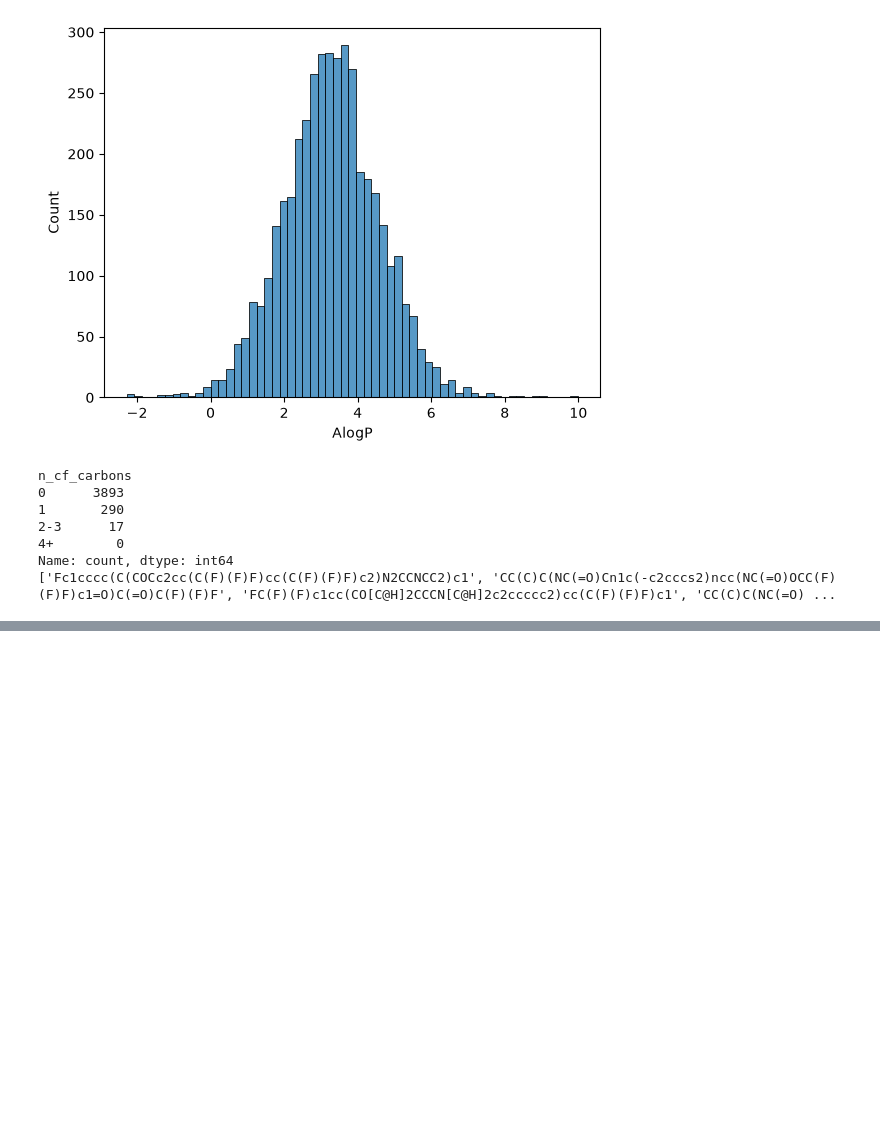
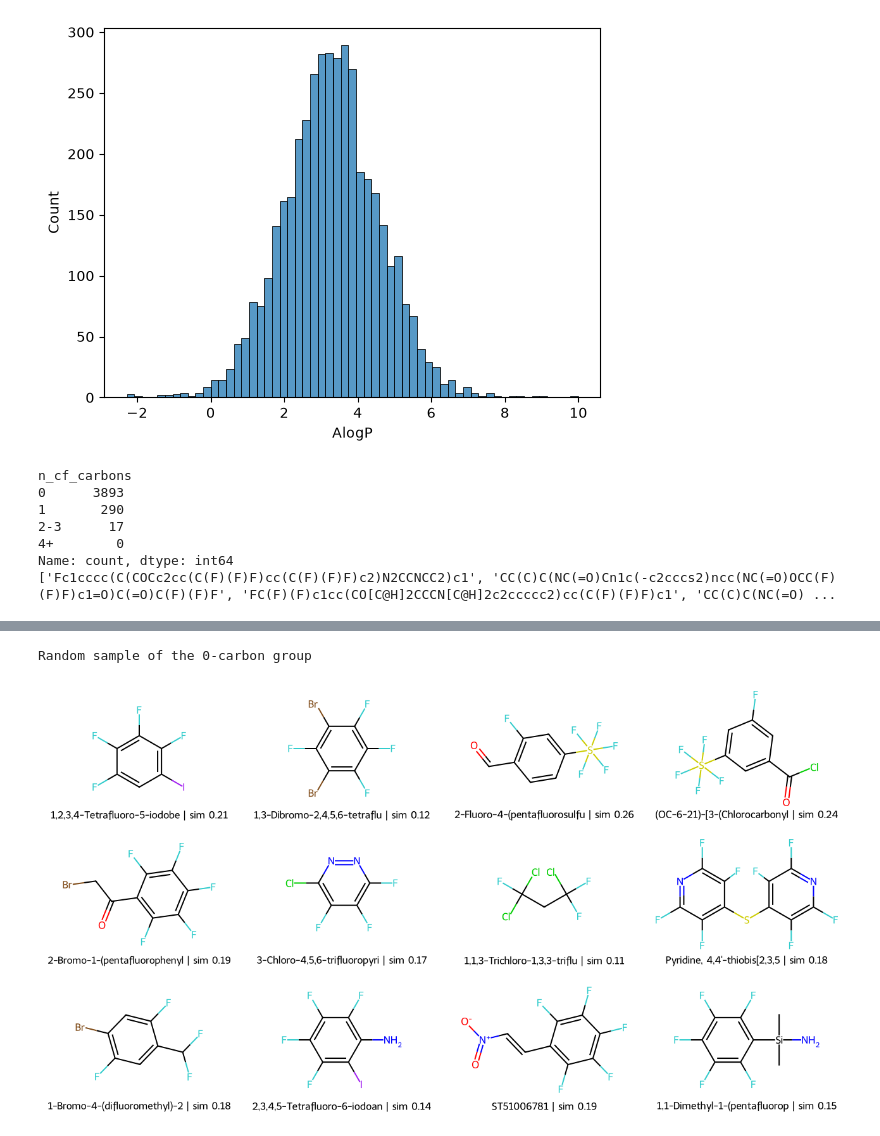
Before and after one commit to isasunde/qsar-applicability-domain-pfas, a Jupyter notebook: notebooks/data_exploration.ipynb, the cells around one changed output, grey strips where cells are left out. Saved outputs shown, nothing was run; the diff lists cells and outputs as text; code cells hidden in the pictures; blank space fills up the shorter version.

Commit message:
Update of README and data exploration to include applicability analysis

```diff
--- a/notebooks/data_exploration.ipynb
+++ b/notebooks/data_exploration.ipynb
@@ -135,0 +185,32 @@ Name: count, dtype: int64
+# %%
+# Explore the 0-carbon group for common structural motifs that might be relevant to QSAR applicability domain
+def has(m, smarts):
+    return m.HasSubstructMatch(Chem.MolFromSmarts(smarts))
+
+def f_on_aromatic_only(m):
+    f = [a for a in m.GetAtoms() if a.GetAtomicNum() == 9]
+    return bool(f) and all(n.GetIsAromatic() for a in f for n in a.GetNeighbors())
+
+flag_defs = {
+    "no_F": lambda m: not any(a.GetAtomicNum() == 9 for a in m.GetAtoms()),
+    "aryl_F_only": f_on_aromatic_only,
+    "H_on_fluorinated_C (CHF2, CH2F, CHF)": lambda m: has(m, "[CX4;!H0]F"),
+    "CF2/CF3 with Cl/Br/I on same C": lambda m: has(m, "[CX4;H0](F)(F)[Cl,Br,I]"),
+    "fluoroalkene (C(F)=C)": lambda m: has(m, "[C;X3;!a]F"),
+    "F on heteroatom (S-F, P-F, N-F, ...)": lambda m: has(m, "[!#6;!#9]F"),
+}
+
+z = d[d["zero_cf"]].copy()
+for name, fn in flag_defs.items():
+    z[name] = z["mol"].map(fn)
+
+flags = list(flag_defs)
+print((z[flags].sum()).to_frame("n").assign(frac=lambda t: (t["n"] / len(z)).round(3)))
+
+z["primary"] = np.select([z[f] for f in flags], flags, default="other / unclassified")
+summary = (z.groupby("primary")
+             .agg(n=("max_sim", "size"), median_max_sim=("max_sim", "median"),
+                  median_heavy_atoms=("heavy_atoms", "median"),
+                  frac_in_ad=("in_ad", "mean"))
+             .sort_values("n", ascending=False).round(3))
+print(summary)
@@ -135,0 +234,12 @@ Name: count, dtype: int64
+# %%
+def show(sub, title, n=12, seed=0):
+    sub = sub.sample(min(n, len(sub)), random_state=seed)
+    legends = [f"{r.get('PREFERRED NAME', '')[:28]} | sim {r.max_sim:.2f}" for _, r in sub.iterrows()]
+    print(title)
+    return Draw.MolsToGridImage(list(sub["mol"]), molsPerRow=4, subImgSize=(320, 230),
+                                legends=legends)
+
+show(z, "Random sample of the 0-carbon group")
+# %% [output]
+Random sample of the 0-carbon group
+[figure, added]
```
Also changed, not shown: parts of 8 cells of this notebook, 1 other file.
